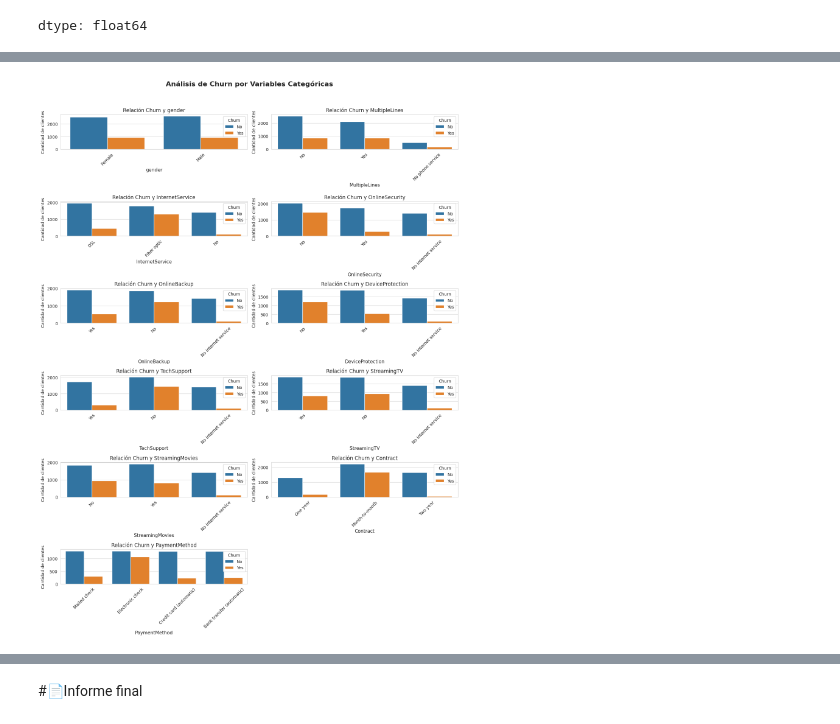
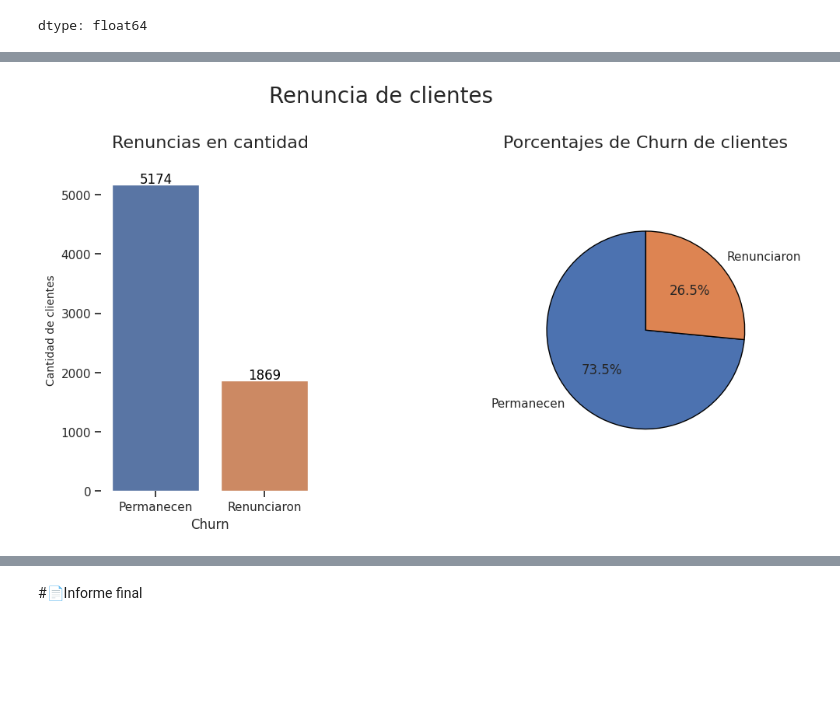
Before and after one commit to RaRamos2025/Challenge-TelecomX_LATAM, a Jupyter notebook: TelecomX_LATAM.ipynb, the cells around one changed output, grey strips where cells are left out. Drawn from its saved outputs; the diff is of its cells as text; code cells hidden in the pictures; blank space fills up the shorter version.

```diff
--- a/TelecomX_LATAM.ipynb
+++ b/TelecomX_LATAM.ipynb
@@ -324,3 +324,7 @@ df_normalizado.describe()
 | 50% | 0.000000 | 29.000000 | 70.350000 | 1397.475000 | 2.345000 |
 | 75% | 0.000000 | 55.000000 | 89.850000 | 3794.737500 | 2.995000 |
 | max | 1.000000 | 72.000000 | 118.750000 | 8684.800000 | 3.958000 |
+# %%
+#Cantidad de cancelaciones de servicios
+churn=df_normalizado['Churn'].value_counts()
+churn
@@ -357,31 +346,23 @@ px.histogram(df_normalizado, x = 'tenure', text_auto = True, color = 'Churn', ba
-# %%
-columnas_categoricas = ['gender', 'MultipleLines', 'InternetService', 'OnlineSecurity',	'OnlineBackup',
-                        'DeviceProtection',	'TechSupport',	'StreamingTV',	'StreamingMovies',	'Contract',
-                        'PaymentMethod']
-
-numero_columnas = 2
-numero_filas = (len(columnas_categoricas) + numero_columnas - 1) // numero_columnas # Ensure enough rows for all plots
-fig, ax = plt.subplots(numero_filas, numero_columnas, figsize=(numero_columnas*7, numero_filas*3))
-ax = ax.flatten()
-plt.suptitle('Análisis de Churn por Variables Categóricas', fontsize=16, y=1.02, fontweight = 'bold')
-
-for i, columna in enumerate(columnas_categoricas):
-  if i < len(ax):
-
-    sns.countplot(x=columna, hue='Churn', data=df_normalizado, ax=ax[i])
-    ax[i].set_title(f'Relación Churn y {columna}', fontsize = 12)
-    ax[i].set_xlabel(columna, fontsize = 11)
-    ax[i].set_ylabel('Cantidad de clientes')
-    ax[i].tick_params(axis='x', rotation=45)
-    ax[i].legend(title='Churn', labels=['No', 'Yes'])
-    ax[i].grid(axis='y', linestyle='-', alpha=0.8)
-
-# Ocultar los subplots vacíos si los hay
-for j in range(i + 1, len(ax)):
-    fig.delaxes(ax[j])
-
-plt.subplots_adjust(top=1.2, right=0.8)
-plt.tight_layout()
-plt.show()
-# %% [output]
-[figure, removed]
+# %%
+fig, ax = plt.subplots(1, 2, figsize=(12, 6))
+plt.subplots_adjust(top=0.8, left=0.2, wspace=1)
+fig.suptitle('Renuncia de clientes', fontsize=20)
+
+sns.barplot(x=churn.index,y=churn.values,hue=churn.index,ax=ax[0],legend=False)
+ax[0].set_title('Renuncias en cantidad', loc='center', fontsize=16,pad=20)
+ax[0].set_xticks([0,1],labels=['Permanecen','Renunciaron'])
+ax[0].set_ylabel('Cantidad de clientes', fontsize=10)
+ax[0].set_frame_on(False)
+
+for i,j in enumerate(churn.values):
+    ax[0].text(i,j+20,str(j),color='black',fontsize=12,ha='center')
+
+ax[1].pie(churn, labels=('Permanecen','Renunciaron'), autopct='%1.1f%%', startangle=90, wedgeprops={'edgecolor': 'black'})
+ax[1].set_title('Porcentajes de Churn de clientes', fontsize=16,pad=20)
+ax[1].axis('equal')
+
+plt.savefig('renuncia_clientes.png', bbox_inches='tight', dpi=300)
+
+plt.show()
+# %% [output]
+[figure, added]
```
Also changed, not shown: parts of 6 cells of this notebook.
